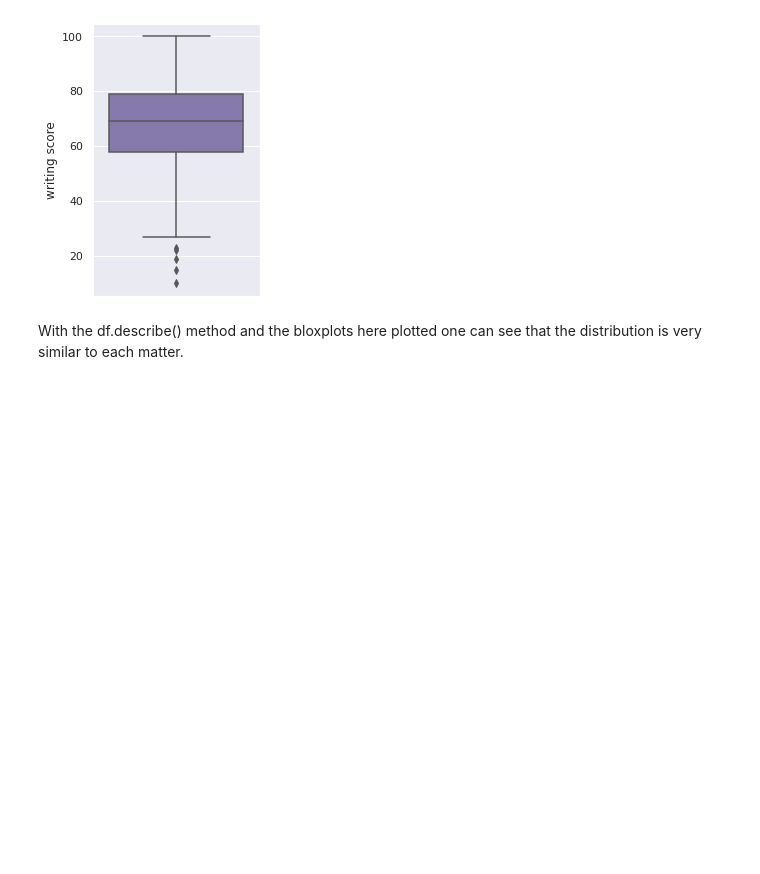
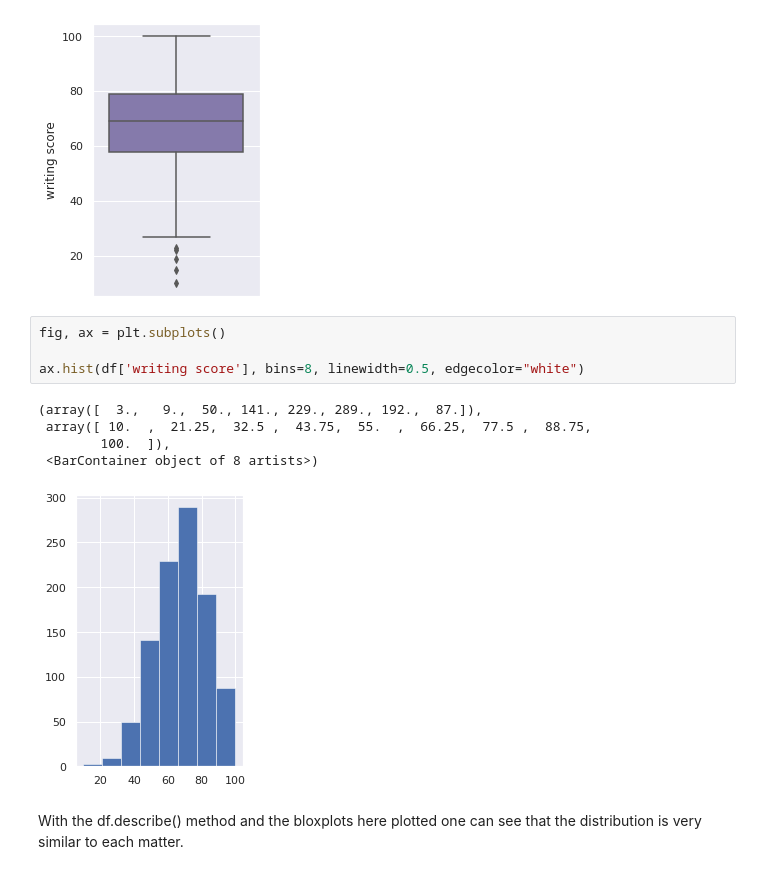
Before and after one commit to luis-fnogueira/students-performance, a Jupyter notebook: students-performance.ipynb, the cells around one changed output. Cells and saved outputs as stored; diff of their text form; blank space fills up the shorter version.

```diff
--- a/students-performance.ipynb
+++ b/students-performance.ipynb
@@ -116,6 +137,16 @@ sns.boxplot(y="writing score",
 # %% [output]
 <AxesSubplot:ylabel='writing score'>
 [figure]
+# %%
+fig, ax = plt.subplots()
+
+ax.hist(df['writing score'], bins=8, linewidth=0.5, edgecolor="white")
+# %% [output]
+(array([  3.,   9.,  50., 141., 229., 289., 192.,  87.]),
+ array([ 10.  ,  21.25,  32.5 ,  43.75,  55.  ,  66.25,  77.5 ,  88.75,
+        100.  ]),
+ <BarContainer object of 8 artists>)
+[figure, added]
 # %% [markdown]
 With the df.describe() method and the bloxplots here plotted one can see that the distribution is very similar to each matter.
 # %% [markdown]
```
Also changed, not shown: parts of 3 cells of this notebook.
